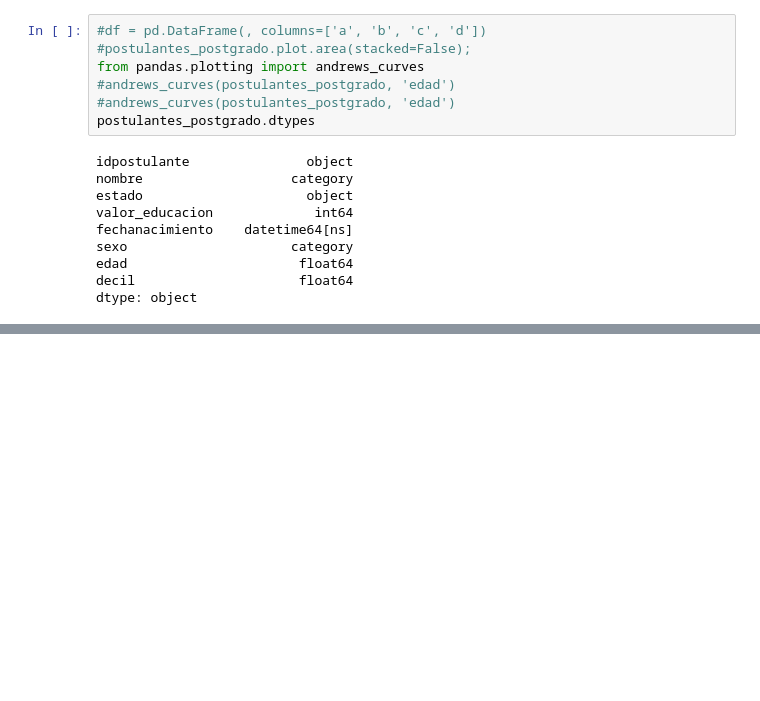
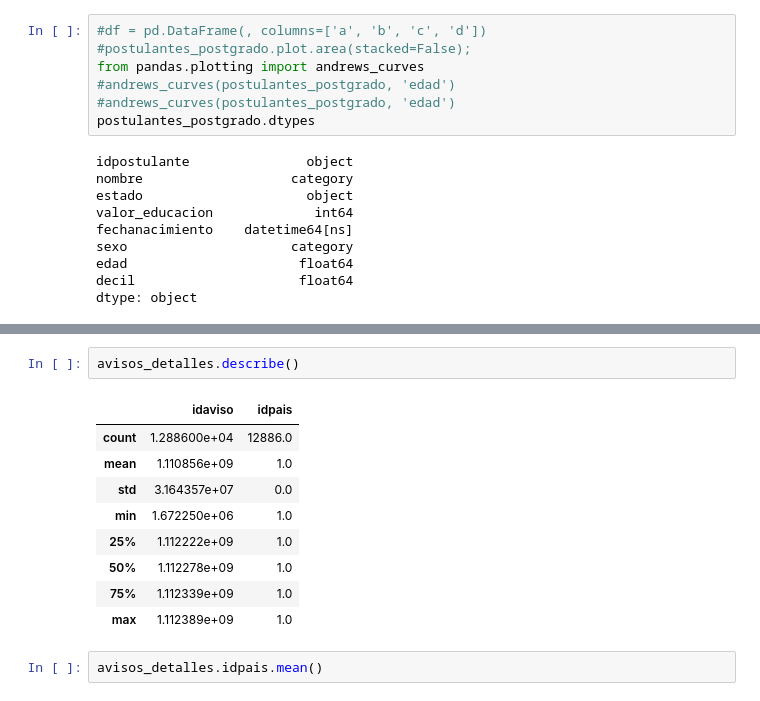
Before and after one commit to PRPablo/dataJobSearches, a Jupyter notebook: exploratoryAnalysis/tp_ariel.ipynb, the cells around one changed output, grey strips where cells are left out. Saved outputs shown, nothing was run; the diff lists cells and outputs as text; blank space fills up the shorter version.

```diff
--- a/exploratoryAnalysis/tp_ariel.ipynb
+++ b/exploratoryAnalysis/tp_ariel.ipynb
@@ -309,0 +325,14 @@ avisos_detalles.groupby('sexo').count()
+# %%
+avisos_detalles.describe()
+# %% [output]
+|  | idaviso | idpais |
+| count | 1.288600e+04 | 12886.0 |
+| mean | 1.110856e+09 | 1.0 |
+| std | 3.164357e+07 | 0.0 |
+| min | 1.672250e+06 | 1.0 |
+| 25% | 1.112222e+09 | 1.0 |
+| 50% | 1.112278e+09 | 1.0 |
+| 75% | 1.112339e+09 | 1.0 |
+| max | 1.112389e+09 | 1.0 |
+# %%
+avisos_detalles.idpais.mean()
```
Also changed, not shown: parts of 4 cells of this notebook.
